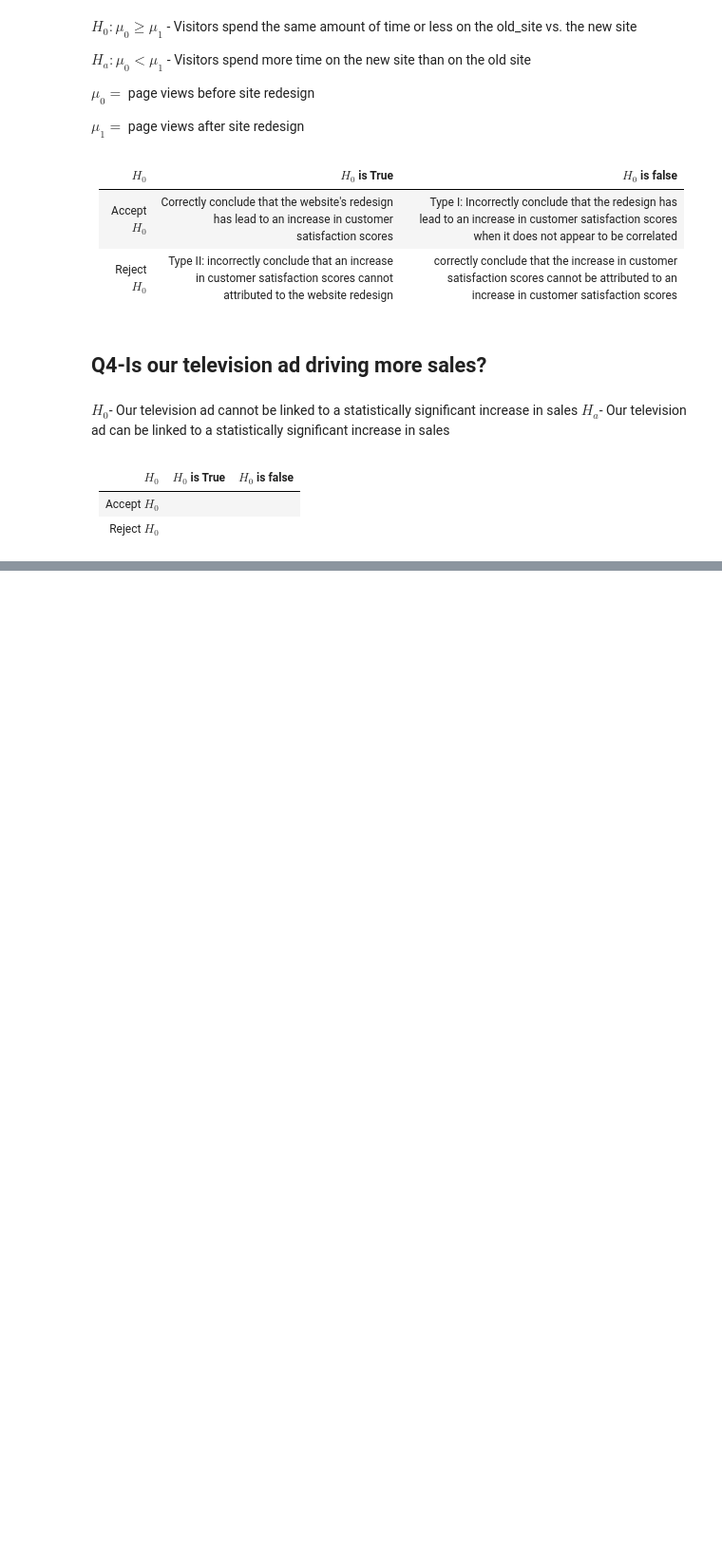
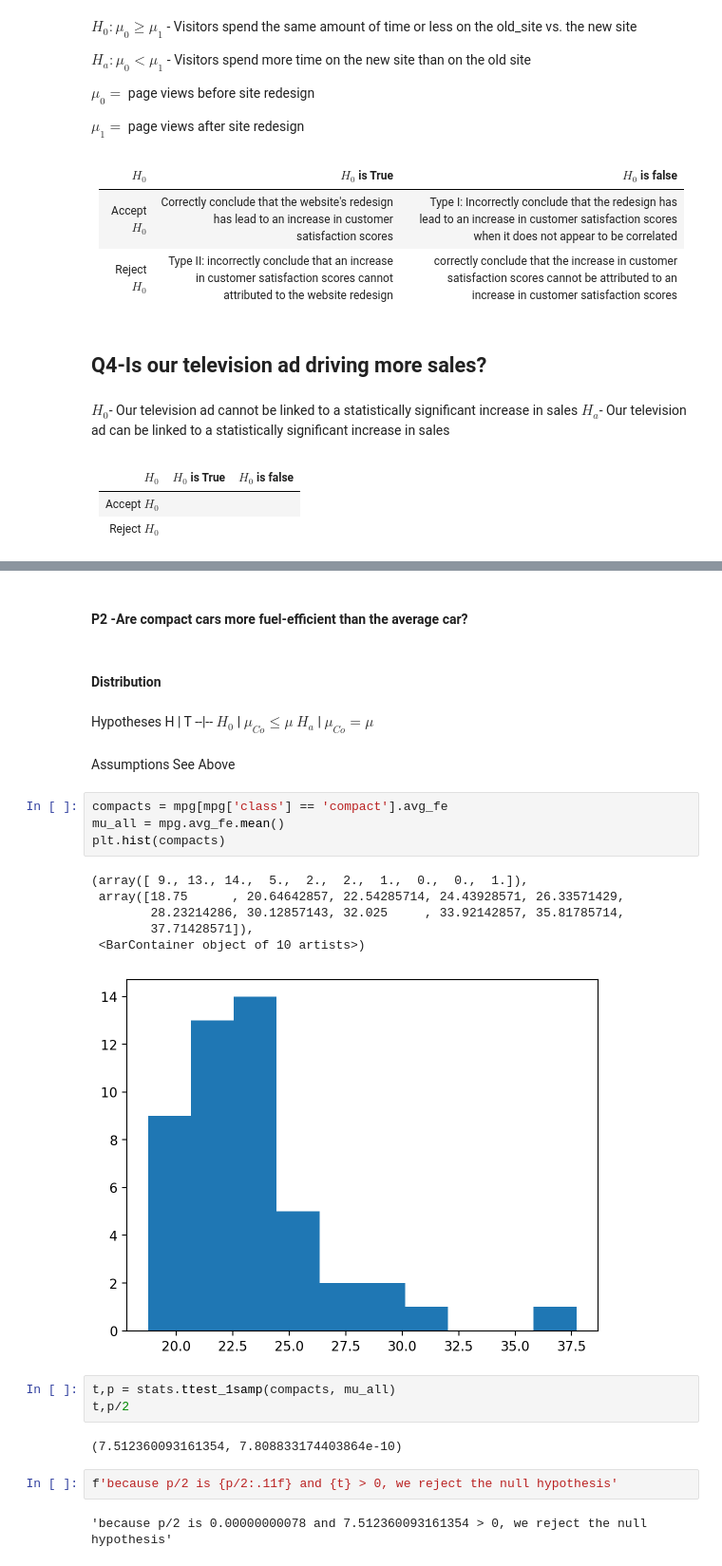
Before and after one commit to Is0metry/statistics-exercises, a Jupyter notebook: hypothesis_testing.ipynb, the cells around one changed output, grey strips where cells are left out. Shown at 95% size. Cells and saved outputs as stored; diff of their text form; blank space fills up the shorter version.

```diff
--- a/hypothesis_testing.ipynb
+++ b/hypothesis_testing.ipynb
@@ -43,0 +208,33 @@ Reject $H_{0}$ | |
+# %% [markdown]
+#### P2 -Are compact cars more fuel-efficient than the average car?
+# %% [markdown]
+#### Distribution
+# %% [markdown]
+Hypotheses
+H | T
+--|--
+$H_0$ | $\mu_{Co} \leq \mu$
+$H_a$ | $\mu_{Co} = \mu$
+# %% [markdown]
+Assumptions
+See Above
+# %%
+compacts = mpg[mpg['class'] == 'compact'].avg_fe
+mu_all = mpg.avg_fe.mean()
+plt.hist(compacts)
+# %% [output]
+(array([ 9., 13., 14.,  5.,  2.,  2.,  1.,  0.,  0.,  1.]),
+ array([18.75      , 20.64642857, 22.54285714, 24.43928571, 26.33571429,
+        28.23214286, 30.12857143, 32.025     , 33.92142857, 35.81785714,
+        37.71428571]),
+ <BarContainer object of 10 artists>)
+[figure, added]
+# %%
+t,p = stats.ttest_1samp(compacts, mu_all)
+t,p/2
+# %% [output]
+(7.512360093161354, 7.808833174403864e-10)
+# %%
+f'because p/2 is {p/2:.11f} and {t} > 0, we reject the null hypothesis'
+# %% [output]
+'because p/2 is 0.00000000078 and 7.512360093161354 > 0, we reject the null hypothesis'
```
Also changed, not shown: parts of 37 cells of this notebook.
